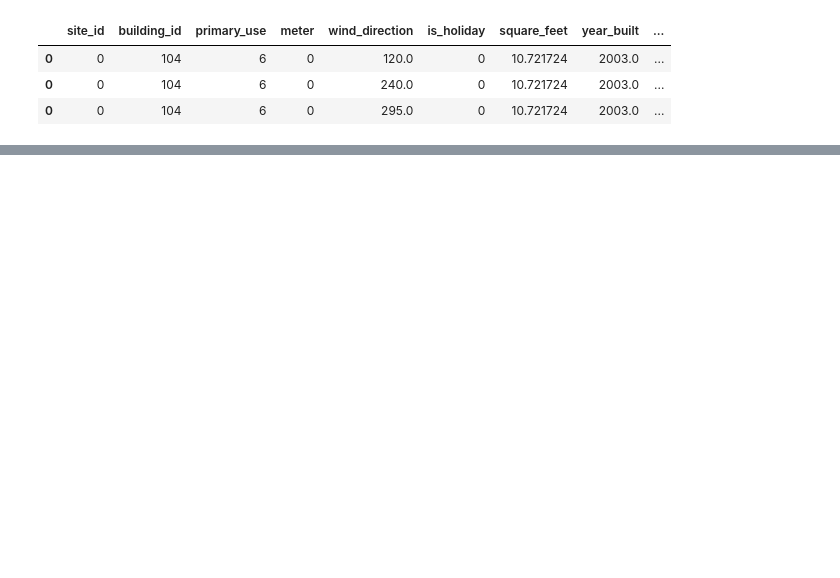
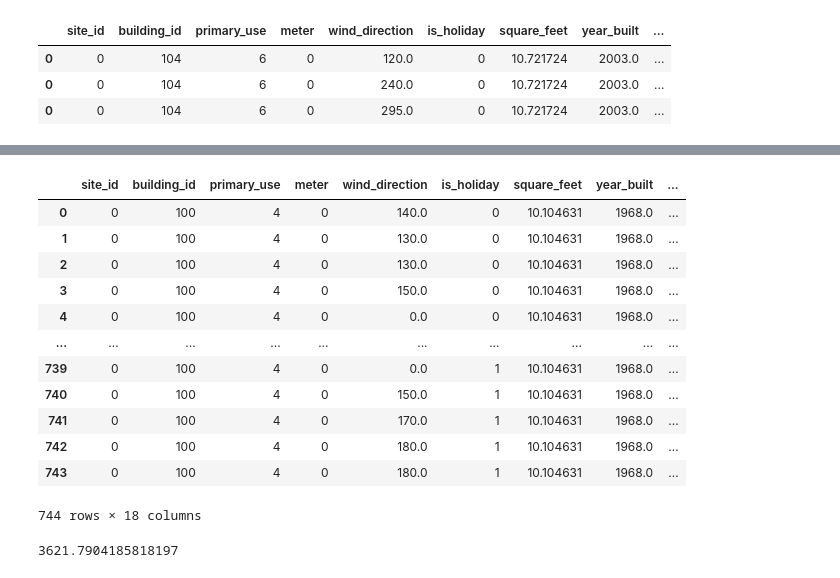
Before and after one commit to diego-faria-br/super_energy_predictor, a Jupyter notebook: notebooks/preprocessing_with_monthly prediction.ipynb, the cells around one changed output, grey strips where cells are left out. Saved outputs shown, nothing was run; the diff lists cells and outputs as text; code cells hidden in the pictures; blank space fills up the shorter version.

```diff
--- a/notebooks/preprocessing_with_monthly prediction.ipynb
+++ b/notebooks/preprocessing_with_monthly prediction.ipynb
@@ -140,0 +163,4 @@ pd.concat([X1,X2,X3])
+# %%
+dates['building_id'] = 100
+dates['meter'] = 0
+dates
@@ -140,0 +181,2 @@ pd.concat([X1,X2,X3])
+# %%
+dates = dates.iloc[:,[1,2,0]]
@@ -140,0 +199,2 @@ pd.concat([X1,X2,X3])
+# %%
+X = dates.rename(columns={0:'timestamp'})
@@ -140,0 +217,22 @@ pd.concat([X1,X2,X3])
+# %%
+X = preprocess(X)
+# %%
+X
+# %% [output]
+|  | site_id | building_id | primary_use | meter | wind_direction | is_holiday | square_feet | year_built | ... |
+| 0 | 0 | 100 | 4 | 0 | 140.0 | 0 | 10.104631 | 1968.0 | ... |
+| 1 | 0 | 100 | 4 | 0 | 130.0 | 0 | 10.104631 | 1968.0 | ... |
+| 2 | 0 | 100 | 4 | 0 | 130.0 | 0 | 10.104631 | 1968.0 | ... |
+| 3 | 0 | 100 | 4 | 0 | 150.0 | 0 | 10.104631 | 1968.0 | ... |
+| 4 | 0 | 100 | 4 | 0 | 0.0 | 0 | 10.104631 | 1968.0 | ... |
+| ... | ... | ... | ... | ... | ... | ... | ... | ... | ... |
+| 739 | 0 | 100 | 4 | 0 | 0.0 | 1 | 10.104631 | 1968.0 | ... |
+| 740 | 0 | 100 | 4 | 0 | 150.0 | 1 | 10.104631 | 1968.0 | ... |
+| 741 | 0 | 100 | 4 | 0 | 170.0 | 1 | 10.104631 | 1968.0 | ... |
+| 742 | 0 | 100 | 4 | 0 | 180.0 | 1 | 10.104631 | 1968.0 | ... |
+| 743 | 0 | 100 | 4 | 0 | 180.0 | 1 | 10.104631 | 1968.0 | ... |
+744 rows × 18 columns
+# %%
+sum(pred(X))
+# %% [output]
+3621.7904185818197
```
Also changed, not shown: parts of 13 cells of this notebook, 1 other file.
